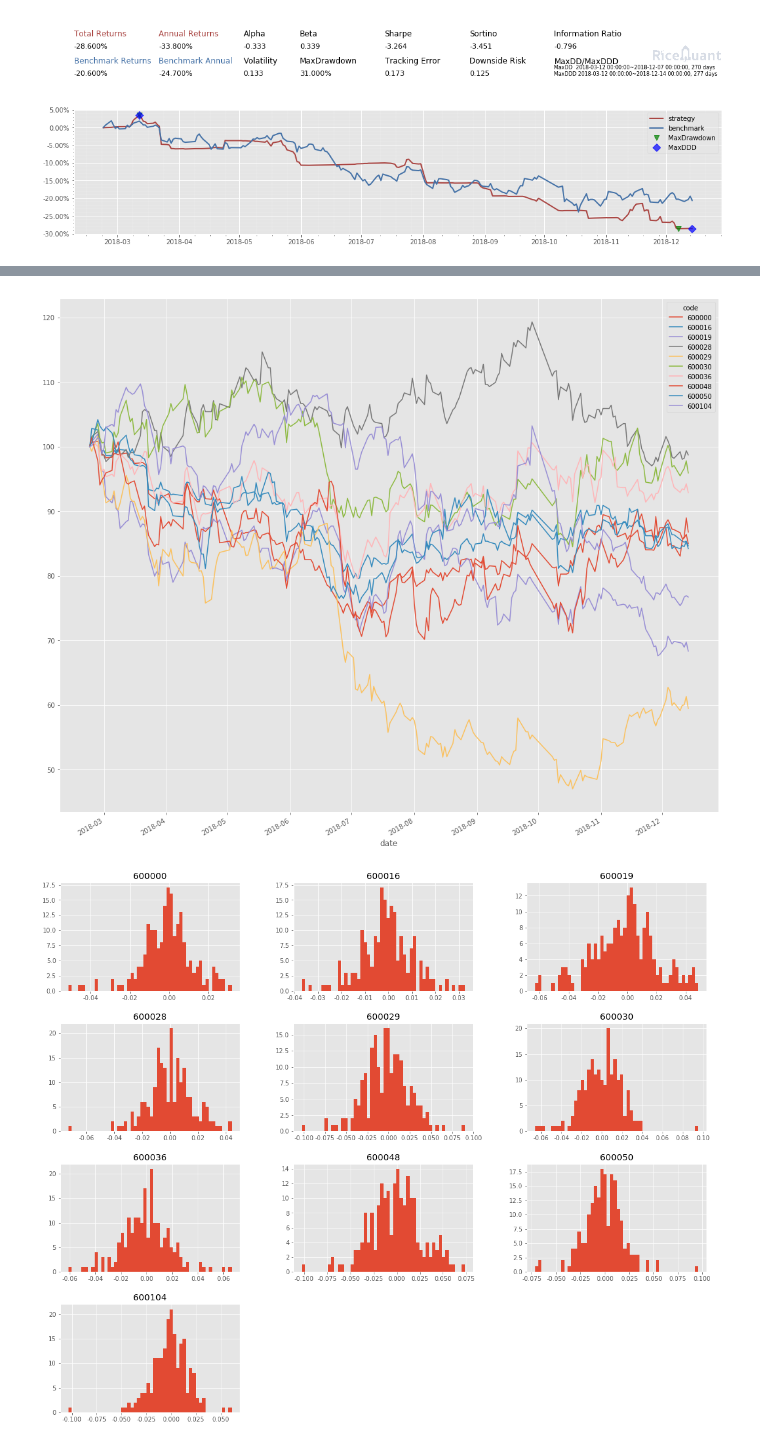
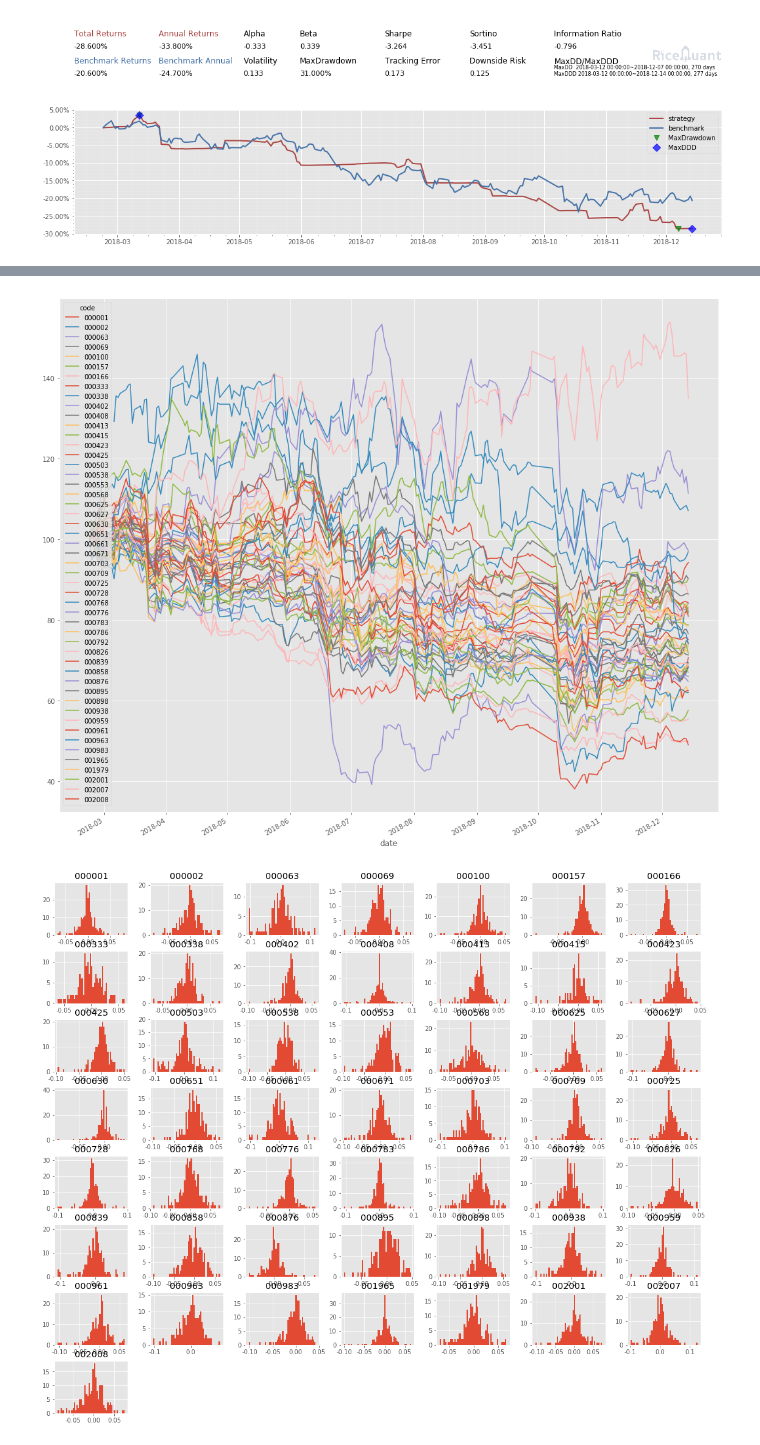
Before and after one commit to pm58/notebook, a Jupyter notebook: 跨平台量化环境测试+Rqalpha+Tushare+Quantaxis+Funcat+Hikyuu+Abu+Kivy.ipynb, the cells around one changed output, grey strips where cells are left out. Drawn from its saved outputs; the diff is of its cells as text; code cells hidden in the pictures.

```diff
--- a/跨平台量化环境测试+Rqalpha+Tushare+Quantaxis+Funcat+Hikyuu+Abu+Kivy.ipynb
+++ b/跨平台量化环境测试+Rqalpha+Tushare+Quantaxis+Funcat+Hikyuu+Abu+Kivy.ipynb
@@ -435,6 +437,7 @@ lambda : CROSS((2*((MA(LOW,12) - MA(LOW,26))-(MA((MA(LOW,12) - MA(LOW,26)),9))))
 《结束选股》读取结束时间：==》 2018-12-17T10:51:11.782818
 # %%
 #QUANTAXIS 测试马科维茨有效前沿实现
+print ("《开始时间：==》",("%s" % datetime.datetime.now().isoformat() ))
 import pandas as pd
 import numpy as np
 import statsmodels.api as sm
@@ -442,10 +445,10 @@ import scipy.stats as scs
 import matplotlib.pyplot as plt
 import QUANTAXIS as QA
 # 获取上证50中的四根票
-code=QA.QA_fetch_stock_block_adv().get_block('上证50').code[0:10]
-data=QA.QA_fetch_stock_day_adv(code,run_start_date,run_end_date).to_qfq() #n8=开始时间见前面设定，n3=今天结束时间前一天。见前面设定。
+code=QA.QA_fetch_stock_block_adv().get_block('沪深300').code[0:50]
+data=QA.QA_fetch_stock_day_adv(code,run_start_date,run_end_date).to_qfq() #见前面设定。
 # 选择close序列, 进行pivot成表
-close=data.pivot('close')
+close=data.pivot('low')#使用最低价
 close.head()
 (close/close.iloc[0]*100).plot(figsize = (18,16))
 log_returns=np.log(close/close.shift(1))
@@ -529,4 +532,5 @@ plt.xlabel('expected volatility')
 plt.ylabel('expected return')
 plt.colorbar(label = 'Sharpe ratio')
 plt.show()
+print ("《结束时间：==》",("%s" % datetime.datetime.now().isoformat() ))
 # %% [output]
@@ -541,2 +538,2 @@ QUANTAXIS>> Importing macros from 'macropy.core.hquotes' into 'macropy.core.fail
-[figure, old version]
+[figure, new version]
-[figure, old version]
+[figure, new version]
```
Also changed, not shown: parts of 2 cells of this notebook.
